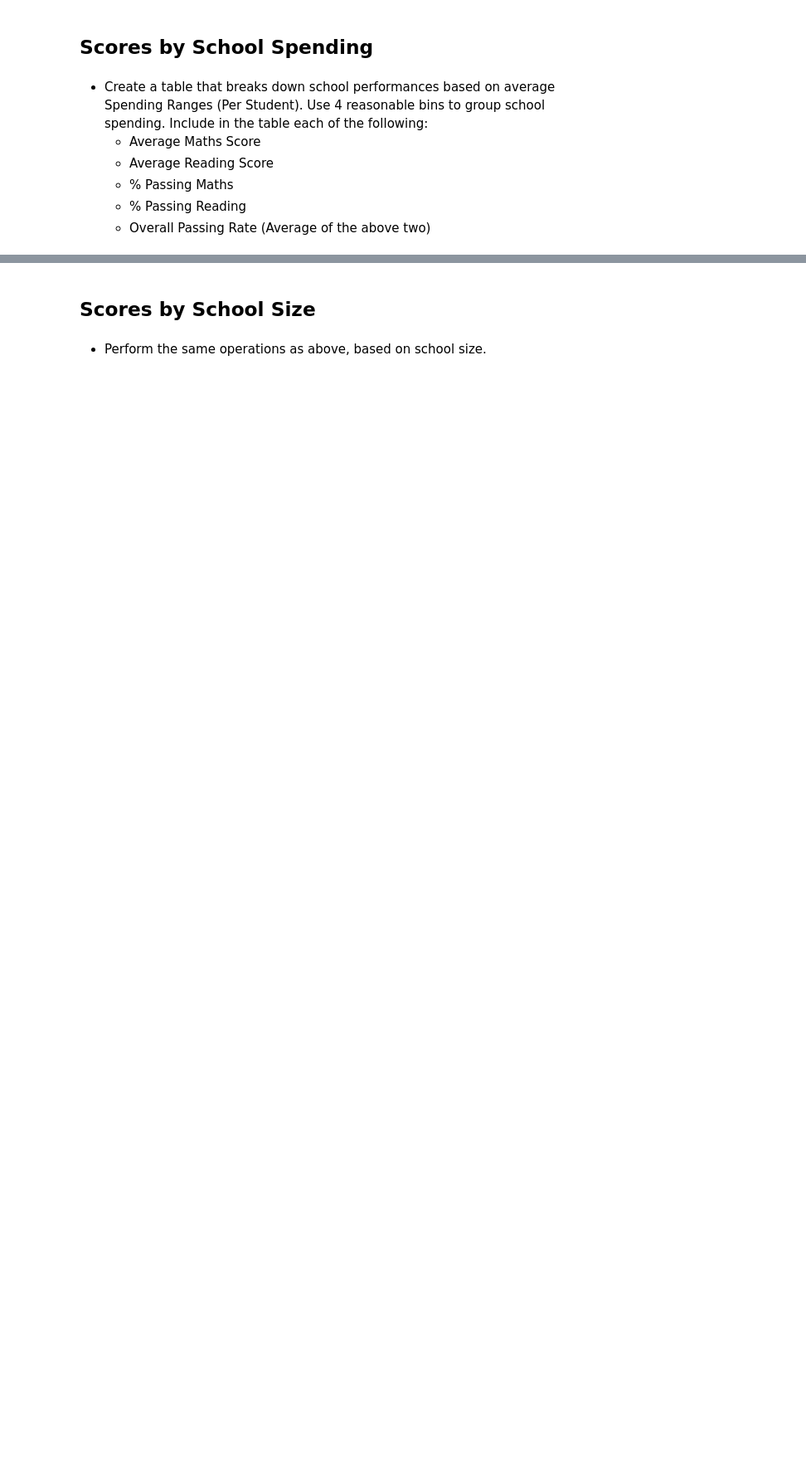
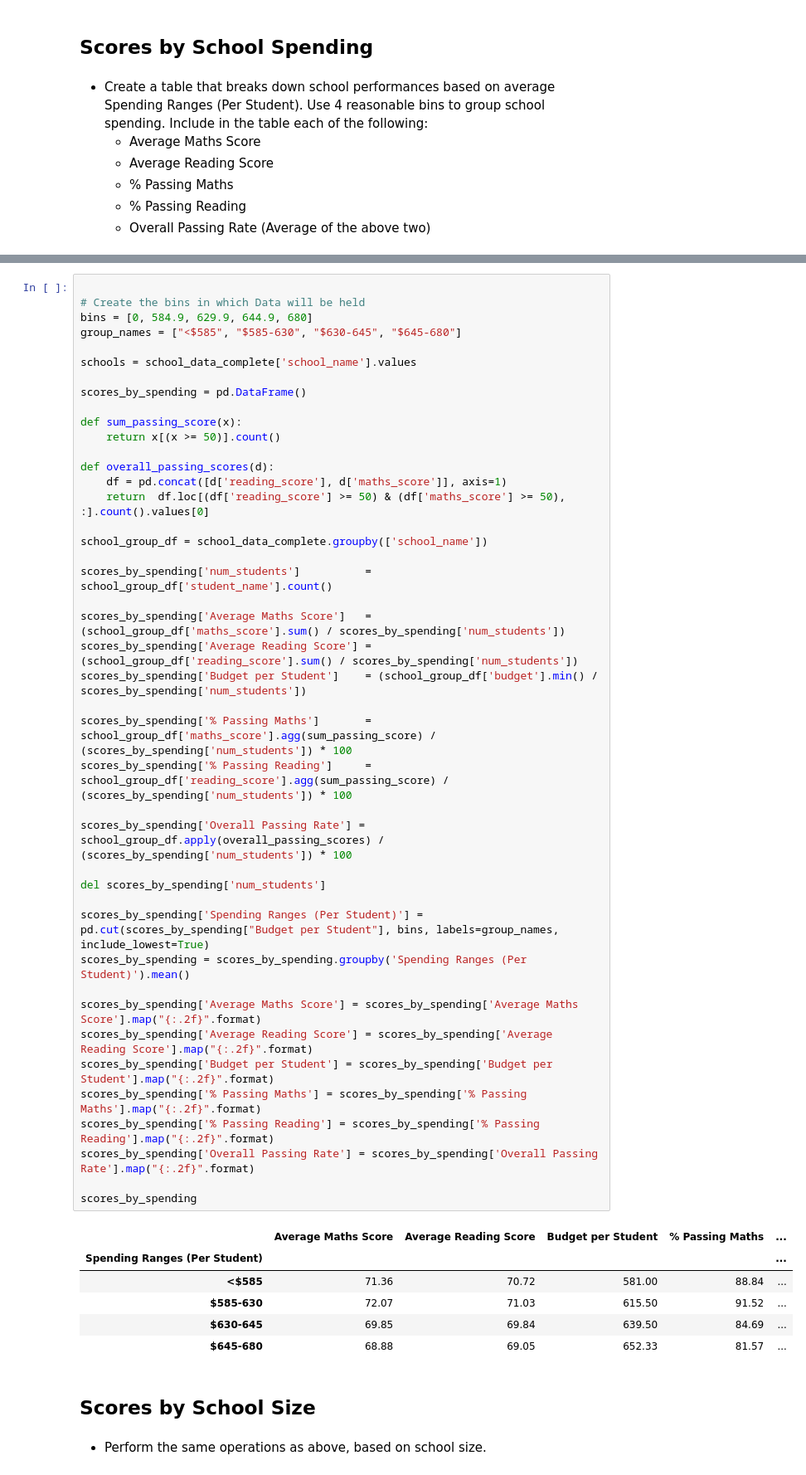
Before and after one commit to horsewell/pandas-challenge, a Jupyter notebook: PyCitySchools/PyCitySchools_starter.ipynb, the cells around one changed output, grey strips where cells are left out. Shown at 83% size. Drawn from its saved outputs; the diff is of its cells as text; blank space fills up the shorter version.

```diff
--- a/PyCitySchools/PyCitySchools_starter.ipynb
+++ b/PyCitySchools/PyCitySchools_starter.ipynb
@@ -288,3 +265,53 @@ display(reading_scores_by_year)
+# %%
+
+# Create the bins in which Data will be held
+bins = [0, 584.9, 629.9, 644.9, 680]
+group_names = ["<$585", "$585-630", "$630-645", "$645-680"]
+
+schools = school_data_complete['school_name'].values
+
+scores_by_spending = pd.DataFrame()
+
+def sum_passing_score(x):
+    return x[(x >= 50)].count()
+
+def overall_passing_scores(d):
+    df = pd.concat([d['reading_score'], d['maths_score']], axis=1)
+    return  df.loc[(df['reading_score'] >= 50) & (df['maths_score'] >= 50), :].count().values[0]
+
+school_group_df = school_data_complete.groupby(['school_name'])
+
+scores_by_spending['num_students']          = school_group_df['student_name'].count()
+
+scores_by_spending['Average Maths Score']   = (school_group_df['maths_score'].sum() / scores_by_spending['num_students'])
+scores_by_spending['Average Reading Score'] = (school_group_df['reading_score'].sum() / scores_by_spending['num_students'])
+scores_by_spending['Budget per Student']    = (school_group_df['budget'].min() / scores_by_spending['num_students'])
+
+scores_by_spending['% Passing Maths']       = school_group_df['maths_score'].agg(sum_passing_score) / (scores_by_spending['num_students']) * 100
+scores_by_spending['% Passing Reading']     = school_group_df['reading_score'].agg(sum_passing_score) / (scores_by_spending['num_students']) * 100
+
+scores_by_spending['Overall Passing Rate'] = school_group_df.apply(overall_passing_scores) / (scores_by_spending['num_students']) * 100
+
+del scores_by_spending['num_students']
+
+scores_by_spending['Spending Ranges (Per Student)'] = pd.cut(scores_by_spending["Budget per Student"], bins, labels=group_names, include_lowest=True)
+scores_by_spending = scores_by_spending.groupby('Spending Ranges (Per Student)').mean()
+
+scores_by_spending['Average Maths Score'] = scores_by_spending['Average Maths Score'].map("{:.2f}".format)
+scores_by_spending['Average Reading Score'] = scores_by_spending['Average Reading Score'].map("{:.2f}".format)
+scores_by_spending['Budget per Student'] = scores_by_spending['Budget per Student'].map("{:.2f}".format)
+scores_by_spending['% Passing Maths'] = scores_by_spending['% Passing Maths'].map("{:.2f}".format)
+scores_by_spending['% Passing Reading'] = scores_by_spending['% Passing Reading'].map("{:.2f}".format)
+scores_by_spending['Overall Passing Rate'] = scores_by_spending['Overall Passing Rate'].map("{:.2f}".format)
+
+scores_by_spending
+# %% [output]
+|  | Average Maths Score | Average Reading Score | Budget per Student | % Passing Maths | ... |
+| Spending Ranges (Per Student) |  |  |  |  | ... |
+| <$585 | 71.36 | 70.72 | 581.00 | 88.84 | ... |
+| $585-630 | 72.07 | 71.03 | 615.50 | 91.52 | ... |
+| $630-645 | 69.85 | 69.84 | 639.50 | 84.69 | ... |
+| $645-680 | 68.88 | 69.05 | 652.33 | 81.57 | ... |
 # %% [markdown]
 ## Scores by School Size
 # %% [markdown]
```
Also changed, not shown: parts of 13 cells of this notebook.
